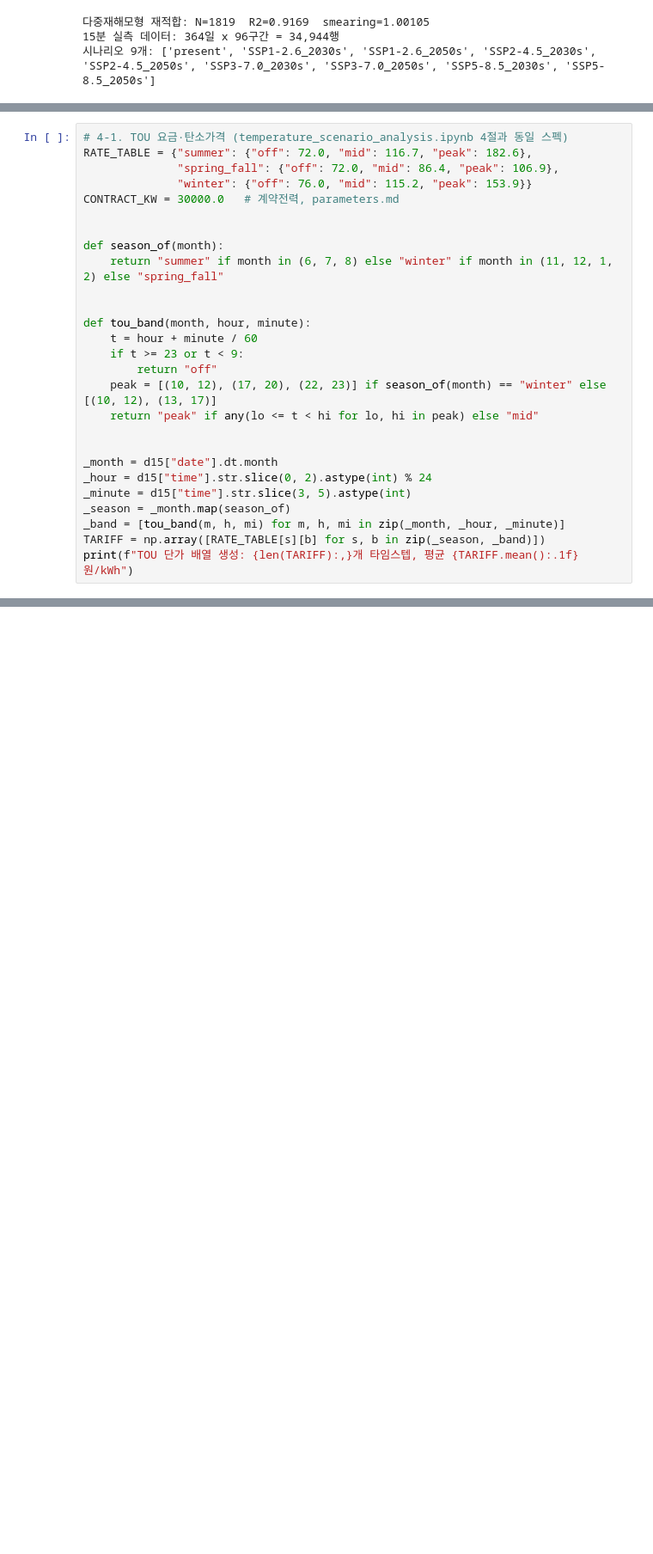
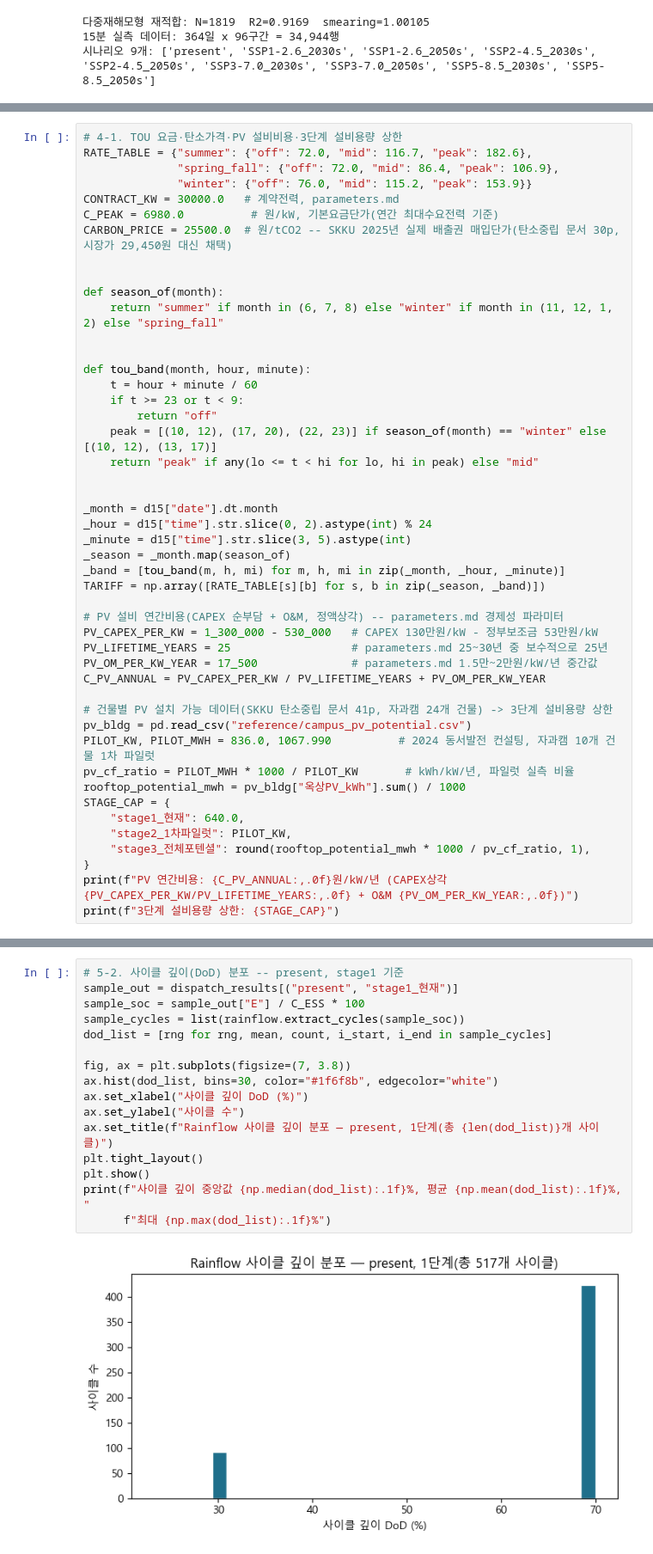
Before and after one commit to pjw040702/RobustEMS, a Jupyter notebook: ess_pv_pipeline.ipynb, the cells around one changed output, grey strips where cells are left out. Shown at 86% size. Saved outputs shown, nothing was run; the diff lists cells and outputs as text; blank space fills up the shorter version.

```diff
--- a/ess_pv_pipeline.ipynb
+++ b/ess_pv_pipeline.ipynb
@@ -301,9 +297,11 @@ $$
 # %%
-# 4-1. TOU 요금·탄소가격 (temperature_scenario_analysis.ipynb 4절과 동일 스펙)
+# 4-1. TOU 요금·탄소가격·PV 설비비용·3단계 설비용량 상한
 RATE_TABLE = {"summer": {"off": 72.0, "mid": 116.7, "peak": 182.6},
               "spring_fall": {"off": 72.0, "mid": 86.4, "peak": 106.9},
               "winter": {"off": 76.0, "mid": 115.2, "peak": 153.9}}
 CONTRACT_KW = 30000.0   # 계약전력, parameters.md
+C_PEAK = 6980.0          # 원/kW, 기본요금단가(연간 최대수요전력 기준)
+CARBON_PRICE = 25500.0  # 원/tCO2 -- SKKU 2025년 실제 배출권 매입단가(탄소중립 문서 30p, 시장가 29,450원 대신 채택)
 
 
 def season_of(month):
@@ -324,5 +322,23 @@ _minute = d15["time"].str.slice(3, 5).astype(int)
 _season = _month.map(season_of)
 _band = [tou_band(m, h, mi) for m, h, mi in zip(_month, _hour, _minute)]
 TARIFF = np.array([RATE_TABLE[s][b] for s, b in zip(_season, _band)])
-print(f"TOU 단가 배열 생성: {len(TARIFF):,}개 타임스텝, 평균 {TARIFF.mean():.1f}원/kWh")
+
+# PV 설비 연간비용(CAPEX 순부담 + O&M, 정액상각) -- parameters.md 경제성 파라미터
+PV_CAPEX_PER_KW = 1_300_000 - 530_000   # CAPEX 130만원/kW - 정부보조금 53만원/kW
+PV_LIFETIME_YEARS = 25                  # parameters.md 25~30년 중 보수적으로 25년
+PV_OM_PER_KW_YEAR = 17_500              # parameters.md 1.5만~2만원/kW/년 중간값
+C_PV_ANNUAL = PV_CAPEX_PER_KW / PV_LIFETIME_YEARS + PV_OM_PER_KW_YEAR
+
+# 건물별 PV 설치 가능 데이터(SKKU 탄소중립 문서 41p, 자과캠 24개 건물) -> 3단계 설비용량 상한
+pv_bldg = pd.read_csv("reference/campus_pv_potential.csv")
+PILOT_KW, PILOT_MWH = 836.0, 1067.990          # 2024 동서발전 컨설팅, 자과캠 10개 건물 1차 파일럿
+pv_cf_ratio = PILOT_MWH * 1000 / PILOT_KW       # kWh/kW/년, 파일럿 실측 비율
+rooftop_potential_mwh = pv_bldg["옥상PV_kWh"].sum() / 1000
+STAGE_CAP = {
+    "stage1_현재": 640.0,
+    "stage2_1차파일럿": PILOT_KW,
+    "stage3_전체포텐셜": round(rooftop_potential_mwh * 1000 / pv_cf_ratio, 1),
+}
+print(f"PV 연간비용: {C_PV_ANNUAL:,.0f}원/kW/년 (CAPEX상각 {PV_CAPEX_PER_KW/PV_LIFETIME_YEARS:,.0f} + O&M {PV_OM_PER_KW_YEAR:,.0f})")
+print(f"3단계 설비용량 상한: {STAGE_CAP}")
 # %% [output]
@@ -500,0 +613,18 @@ plt.show()
+# %%
+# 5-2. 사이클 깊이(DoD) 분포 -- present, stage1 기준
+sample_out = dispatch_results[("present", "stage1_현재")]
+sample_soc = sample_out["E"] / C_ESS * 100
+sample_cycles = list(rainflow.extract_cycles(sample_soc))
+dod_list = [rng for rng, mean, count, i_start, i_end in sample_cycles]
+
+fig, ax = plt.subplots(figsize=(7, 3.8))
+ax.hist(dod_list, bins=30, color="#1f6f8b", edgecolor="white")
+ax.set_xlabel("사이클 깊이 DoD (%)")
+ax.set_ylabel("사이클 수")
+ax.set_title(f"Rainflow 사이클 깊이 분포 — present, 1단계(총 {len(dod_list)}개 사이클)")
+plt.tight_layout()
+plt.show()
+print(f"사이클 깊이 중앙값 {np.median(dod_list):.1f}%, 평균 {np.mean(dod_list):.1f}%, "
+      f"최대 {np.max(dod_list):.1f}%")
+# %% [output]
+[figure, added]
```
Also changed, not shown: parts of 16 cells of this notebook, 1 other file.
